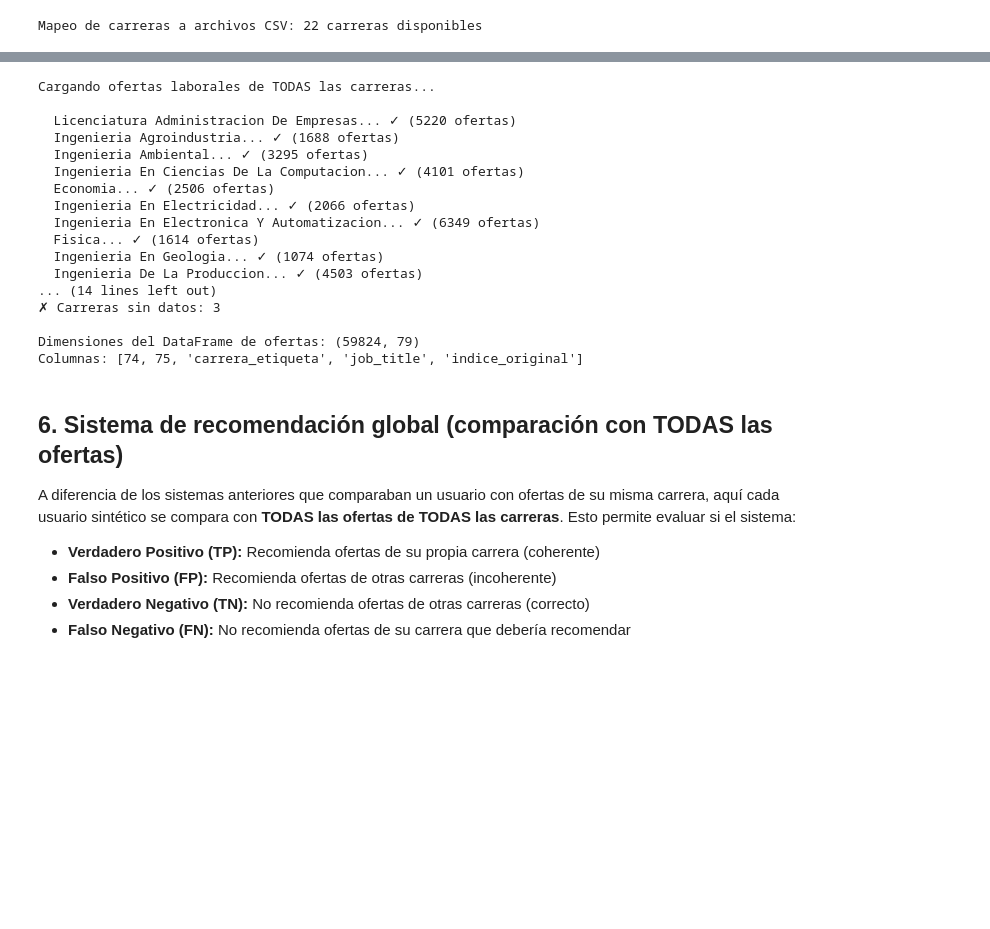
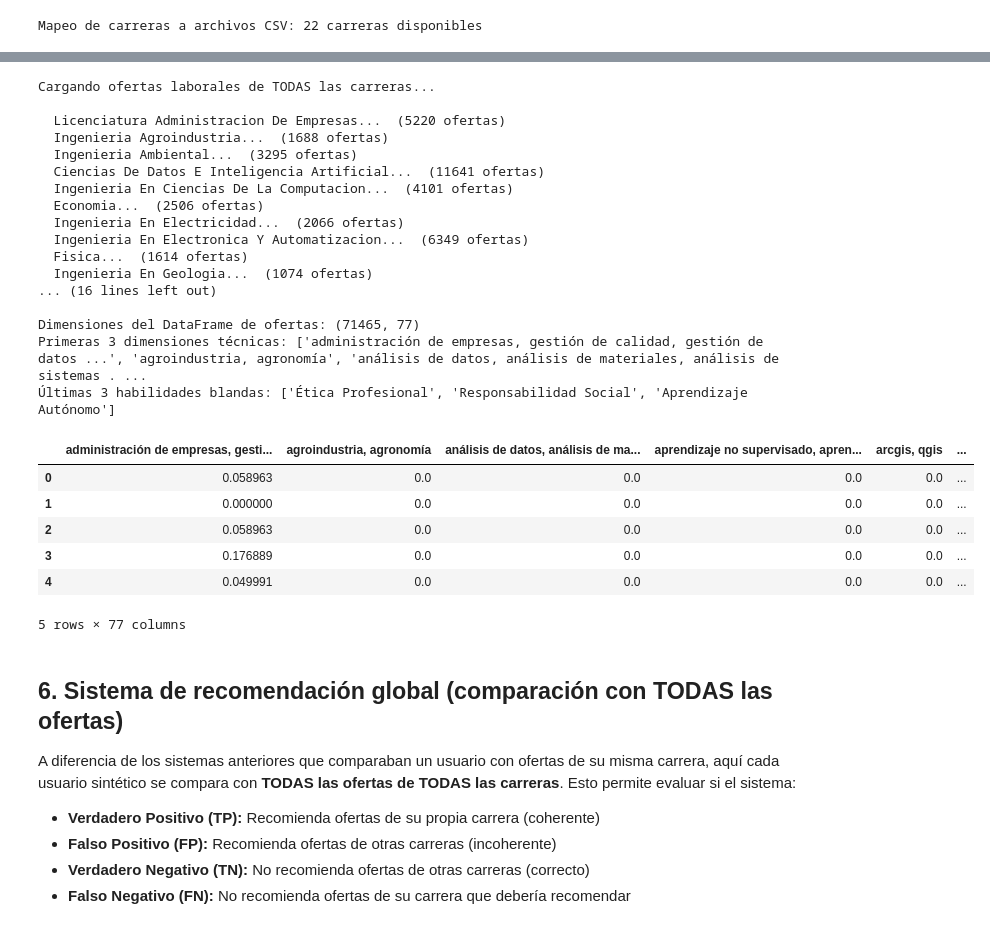
Before and after one commit to Diegow7/Matriz_TerminoDocumento, a Jupyter notebook: notebooks/TIC/09_Evaluacion.ipynb, the cells around one changed output, grey strips where cells are left out. Drawn from its saved outputs; the diff is of its cells as text; code cells hidden in the pictures; blank space fills up the shorter version.

```diff
--- a/notebooks/TIC/09_Evaluacion.ipynb
+++ b/notebooks/TIC/09_Evaluacion.ipynb
@@ -430,20 +433,30 @@ from sklearn.feature_extraction.text import CountVectorizer, TfidfTransformer
 
 def cargar_y_vectorizar_ofertas_carrera(ruta_csv, carrera_etiqueta):
     """
-    Carga ofertas de un CSV y las vectoriza a 76 dimensiones, CON ETIQUETA DE CARRERA.
+    Carga ofertas de uno o múltiples CSVs y las vectoriza a 76 dimensiones, CON ETIQUETA DE CARRERA.
 
     Args:
-        ruta_csv: Ruta al archivo CSV de ofertas
+        ruta_csv: Ruta al archivo CSV de ofertas (str) o lista de rutas (list)
         carrera_etiqueta: Etiqueta (carrera) a asignar a estas ofertas
 
     Returns:
         tuple: (DataFrame con vectores 76d y metadatos, list de etiquetas de carrera)
     """
-    if not os.path.exists(ruta_csv):
-        return None, None
+    # Convertir ruta_csv a lista si es string
+    rutas = ruta_csv if isinstance(ruta_csv, list) else [ruta_csv]
+
+    # Verificar que todas las rutas existen
+    for ruta in rutas:
+        if not os.path.exists(ruta):
+            return None, None
 
     try:
-        df_ofertas = pd.read_csv(ruta_csv, dtype=str)
+        # Cargar y concatenar todos los CSVs
+        df_ofertas_list = []
+        for ruta in rutas:
+            df = pd.read_csv(ruta, dtype=str)
+            df_ofertas_list.append(df)
+        df_ofertas = pd.concat(df_ofertas_list, ignore_index=True)
 
         if not {'skills', 'description', 'EURACE_skills'}.issubset(df_ofertas.columns):
             return None, None
@@ -501,5 +514,5 @@ def cargar_y_vectorizar_ofertas_carrera(ruta_csv, carrera_etiqueta):
         print(f"  Error al procesar {ruta_csv}: {str(e)}")
         return None, None
 
-print(f"✓ Función de carga y vectorización de ofertas cargada")
+print(f"Función de carga y vectorización de ofertas cargada")
 # %% [output]
@@ -524,7 +537,7 @@ for carrera in carreras_disponibles:
 
     if df_vectores_76d is not None and not df_vectores_76d.empty:
         lista_ofertas_todas.append(df_vectores_76d)
-        print(f"✓ ({len(df_vectores_76d)} ofertas)")
+        print(f" ({len(df_vectores_76d)} ofertas)")
         carreras_con_datos += 1
     else:
         print(f"✗ (Sin datos o error)")
@@ -533,29 +546,48 @@ for carrera in carreras_disponibles:
 # Concatenar todas las ofertas en un único DataFrame
 df_todas_ofertas = pd.concat(lista_ofertas_todas, ignore_index=True)
 
-print(f"\n✓ Total de ofertas cargadas: {len(df_todas_ofertas)}")
-print(f"✓ Carreras con datos: {carreras_con_datos}")
-print(f"✗ Carreras sin datos: {len(carreras_sin_datos_list)}")
+# Renombrar columnas: 0-68 -> dimensiones técnicas, 69-75 -> habilidades blandas
+nombres_dimensiones = list(tfidf_epn_69d.T.columns) + [
+    'Gestión', 'Comunicación', 'Liderazgo', 'Trabajo en Equipo',
+    'Ética Profesional', 'Responsabilidad Social', 'Aprendizaje Autónomo'
+]
+rename_dict = {i: nombres_dimensiones[i] for i in range(76)}
+df_todas_ofertas = df_todas_ofertas.rename(columns=rename_dict)
+
+print(f"\n Total de ofertas cargadas: {len(df_todas_ofertas)}")
+print(f" Carreras con datos: {carreras_con_datos}")
+print(f" Carreras sin datos: {len(carreras_sin_datos_list)}")
 print(f"\nDimensiones del DataFrame de ofertas: {df_todas_ofertas.shape}")
-print(f"Columnas: {df_todas_ofertas.columns.tolist()[-3:]}")  # Mostrar últimas 3 columnas
+print(f"Primeras 3 dimensiones técnicas: {nombres_dimensiones[:3]}")
+print(f"Últimas 3 habilidades blandas: {nombres_dimensiones[-3:]}")
 # %% [output]
 Cargando ofertas laborales de TODAS las carreras...
 
-  Licenciatura Administracion De Empresas... ✓ (5220 ofertas)
-  Ingenieria Agroindustria... ✓ (1688 ofertas)
-  Ingenieria Ambiental... ✓ (3295 ofertas)
-  Ingenieria En Ciencias De La Computacion... ✓ (4101 ofertas)
-  Economia... ✓ (2506 ofertas)
-  Ingenieria En Electricidad... ✓ (2066 ofertas)
-  Ingenieria En Electronica Y Automatizacion... ✓ (6349 ofertas)
-  Fisica... ✓ (1614 ofertas)
-  Ingenieria En Geologia... ✓ (1074 ofertas)
-  Ingenieria De La Produccion... ✓ (4503 ofertas)
-... (14 lines left out)
-✗ Carreras sin datos: 3
+  Licenciatura Administracion De Empresas...  (5220 ofertas)
+  Ingenieria Agroindustria...  (1688 ofertas)
+  Ingenieria Ambiental...  (3295 ofertas)
+  Ciencias De Datos E Inteligencia Artificial...  (11641 ofertas)
+  Ingenieria En Ciencias De La Computacion...  (4101 ofertas)
+  Economia...  (2506 ofertas)
+  Ingenieria En Electricidad...  (2066 ofertas)
+  Ingenieria En Electronica Y Automatizacion...  (6349 ofertas)
+  Fisica...  (1614 ofertas)
+  Ingenieria En Geologia...  (1074 ofertas)
+... (16 lines left out)
 
-Dimensiones del DataFrame de ofertas: (59824, 79)
-Columnas: [74, 75, 'carrera_etiqueta', 'job_title', 'indice_original']
+Dimensiones del DataFrame de ofertas: (71465, 77)
+Primeras 3 dimensiones técnicas: ['administración de empresas, gestión de calidad, gestión de datos ...', 'agroindustria, agronomía', 'análisis de datos, análisis de materiales, análisis de sistemas . ...
+Últimas 3 habilidades blandas: ['Ética Profesional', 'Responsabilidad Social', 'Aprendizaje Autónomo']
+# %%
+df_todas_ofertas.head()
+# %% [output]
+|  | administración de empresas, gesti... | agroindustria, agronomía | análisis de datos, análisis de ma... | aprendizaje no supervisado, apren... | arcgis, qgis | ... |
+| 0 | 0.058963 | 0.0 | 0.0 | 0.0 | 0.0 | ... |
+| 1 | 0.000000 | 0.0 | 0.0 | 0.0 | 0.0 | ... |
+| 2 | 0.058963 | 0.0 | 0.0 | 0.0 | 0.0 | ... |
+| 3 | 0.176889 | 0.0 | 0.0 | 0.0 | 0.0 | ... |
+| 4 | 0.049991 | 0.0 | 0.0 | 0.0 | 0.0 | ... |
+5 rows × 77 columns
 # %% [markdown]
 ## 6. Sistema de recomendación global (comparación con TODAS las ofertas)
 A diferencia de los sistemas anteriores que comparaban un usuario con ofertas de su misma carrera,
```
Also changed, not shown: parts of 12 cells of this notebook.
